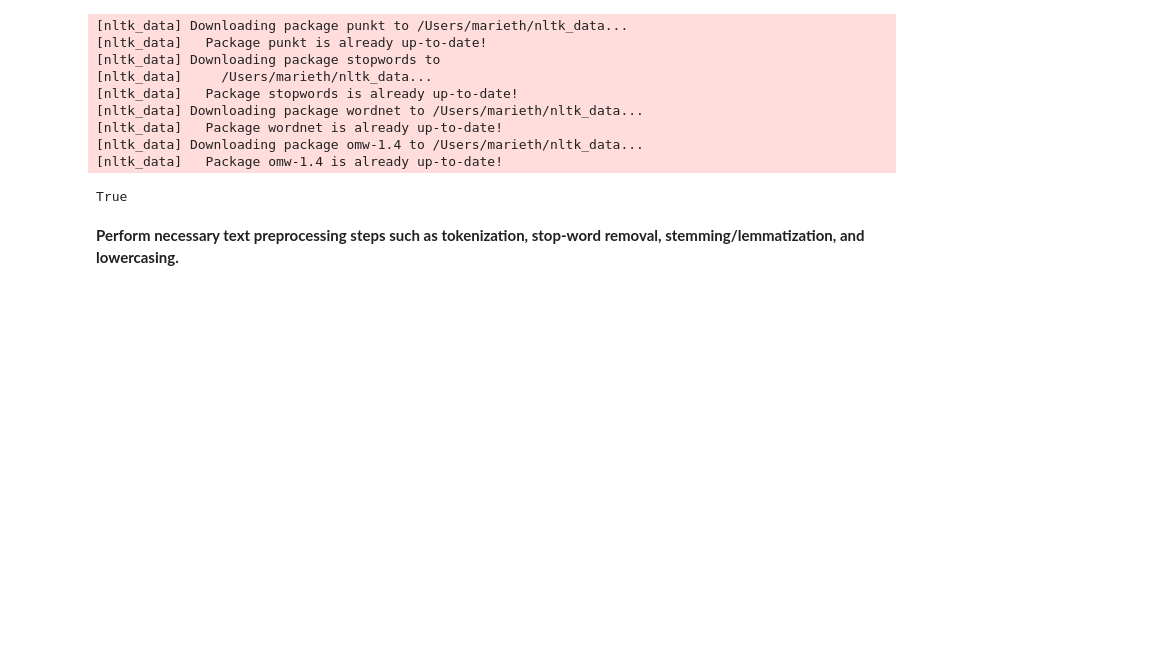
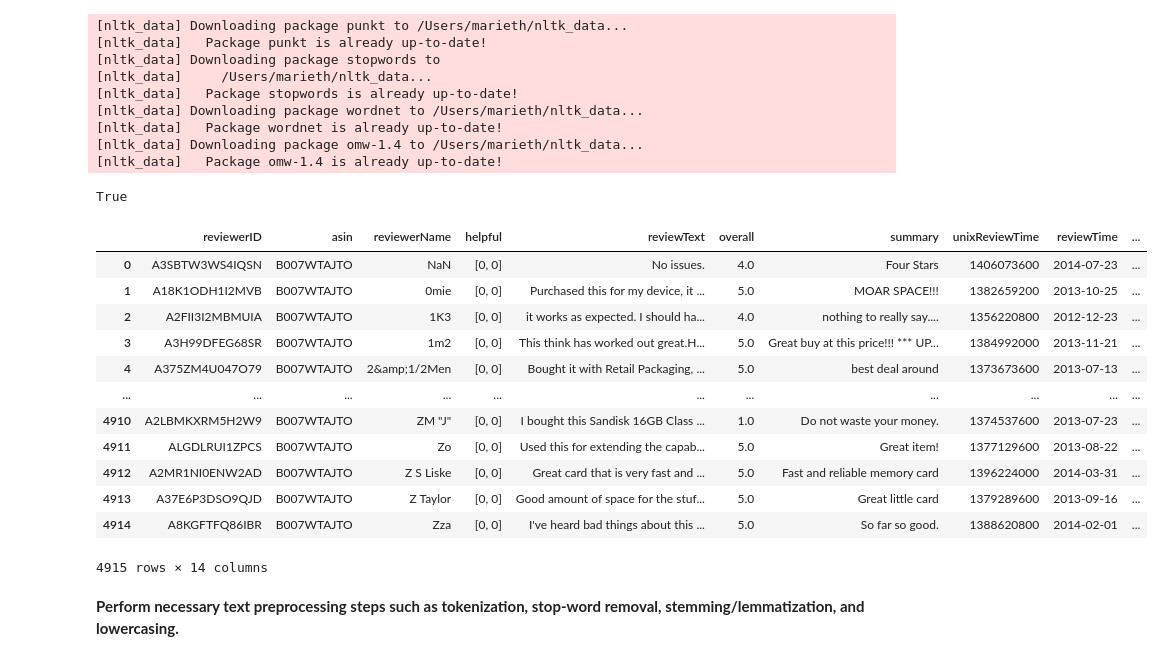
Before and after one commit to Jianting-Selina/CSCN8010_practical_lab, a Jupyter notebook: FinalProjectApplying NLP.ipynb, the cells around one changed output. Cells and saved outputs as stored; diff of their text form; code cells hidden in the pictures; blank space fills up the shorter version.

```diff
--- a/FinalProjectApplying NLP.ipynb
+++ b/FinalProjectApplying NLP.ipynb
@@ -225,6 +213,23 @@ nltk.download('omw-1.4')
 [nltk_data] Downloading package omw-1.4 to /Users/marieth/nltk_data...
 [nltk_data]   Package omw-1.4 is already up-to-date!
 True
+# %%
+data = pd.read_csv("amazon_reviews_with_sentiment.csv")
+data
+# %% [output]
+|  | reviewerID | asin | reviewerName | helpful | reviewText | overall | summary | unixReviewTime | reviewTime | ... |
+| 0 | A3SBTW3WS4IQSN | B007WTAJTO | NaN | [0, 0] | No issues. | 4.0 | Four Stars | 1406073600 | 2014-07-23 | ... |
+| 1 | A18K1ODH1I2MVB | B007WTAJTO | 0mie | [0, 0] | Purchased this for my device, it ... | 5.0 | MOAR SPACE!!! | 1382659200 | 2013-10-25 | ... |
+| 2 | A2FII3I2MBMUIA | B007WTAJTO | 1K3 | [0, 0] | it works as expected. I should ha... | 4.0 | nothing to really say.... | 1356220800 | 2012-12-23 | ... |
+| 3 | A3H99DFEG68SR | B007WTAJTO | 1m2 | [0, 0] | This think has worked out great.H... | 5.0 | Great buy at this price!!! *** UP... | 1384992000 | 2013-11-21 | ... |
+| 4 | A375ZM4U047O79 | B007WTAJTO | 2&amp;1/2Men | [0, 0] | Bought it with Retail Packaging, ... | 5.0 | best deal around | 1373673600 | 2013-07-13 | ... |
+| ... | ... | ... | ... | ... | ... | ... | ... | ... | ... | ... |
+| 4910 | A2LBMKXRM5H2W9 | B007WTAJTO | ZM "J" | [0, 0] | I bought this Sandisk 16GB Class ... | 1.0 | Do not waste your money. | 1374537600 | 2013-07-23 | ... |
+| 4911 | ALGDLRUI1ZPCS | B007WTAJTO | Zo | [0, 0] | Used this for extending the capab... | 5.0 | Great item! | 1377129600 | 2013-08-22 | ... |
+| 4912 | A2MR1NI0ENW2AD | B007WTAJTO | Z S Liske | [0, 0] | Great card that is very fast and ... | 5.0 | Fast and reliable memory card | 1396224000 | 2014-03-31 | ... |
+| 4913 | A37E6P3DSO9QJD | B007WTAJTO | Z Taylor | [0, 0] | Good amount of space for the stuf... | 5.0 | Great little card | 1379289600 | 2013-09-16 | ... |
+| 4914 | A8KGFTFQ86IBR | B007WTAJTO | Zza | [0, 0] | I've heard bad things about this ... | 5.0 | So far so good. | 1388620800 | 2014-02-01 | ... |
+4915 rows × 14 columns
 # %% [markdown]
 **Perform necessary text preprocessing steps such as tokenization, stop-word removal,
 stemming/lemmatization, and lowercasing.**
```
Also changed, not shown: parts of 15 cells of this notebook.
